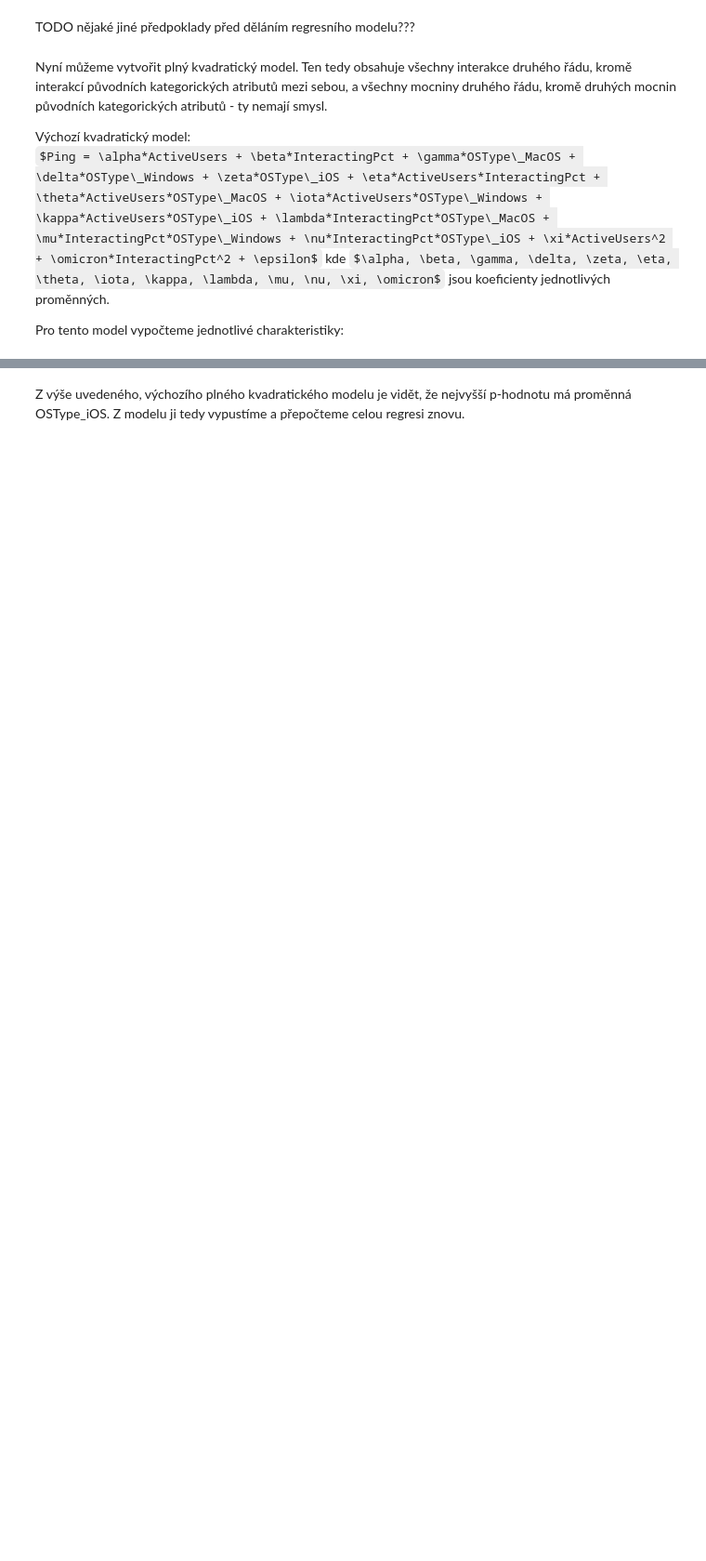
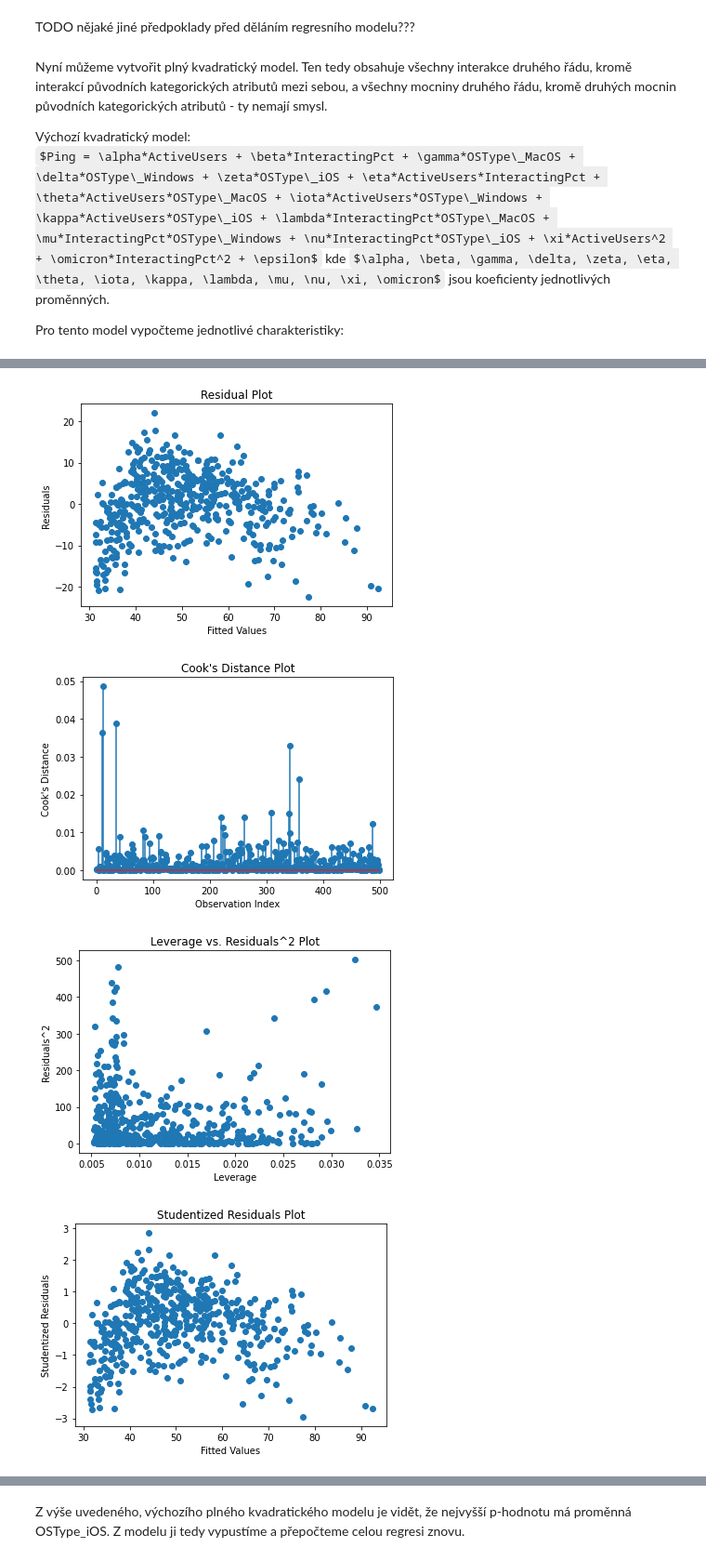
Before and after one commit to svobodovaLucie/MSP-project2, a Jupyter notebook: Svobodova_MSP_2-projekt.ipynb, the cells around one changed output, grey strips where cells are left out. Shown: that part at 93% size. Saved outputs shown, nothing was run; the diff lists cells and outputs as text; code cells hidden in the pictures; some formulas as TeX source; blank space fills up the shorter version.

```diff
--- a/Svobodova_MSP_2-projekt.ipynb
+++ b/Svobodova_MSP_2-projekt.ipynb
@@ -371,0 +742,39 @@ strong multicollinearity or other numerical problems.
+# %%
+# outliers
+# Residual analysis
+residuals = results.resid
+plt.scatter(results.fittedvalues, residuals)
+plt.xlabel('Fitted Values')
+plt.ylabel('Residuals')
+plt.title('Residual Plot')
+plt.show()
+
+# Cook's distance
+influence = results.get_influence()
+cook_distance = influence.cooks_distance[0]
+plt.stem(cook_distance)
+plt.xlabel('Observation Index')
+plt.ylabel("Cook's Distance")
+plt.title("Cook's Distance Plot")
+plt.show()
+
+# Leverage vs. Residuals squared
+leverage = influence.hat_matrix_diag
+plt.scatter(leverage, residuals**2)
+plt.xlabel('Leverage')
+plt.ylabel('Residuals^2')
+plt.title('Leverage vs. Residuals^2 Plot')
+plt.show()
+
+# Studentized residuals
+studentized_residuals = influence.resid_studentized_internal
+plt.scatter(results.fittedvalues, studentized_residuals)
+plt.xlabel('Fitted Values')
+plt.ylabel('Studentized Residuals')
+plt.title('Studentized Residuals Plot')
+plt.show()
+# %% [output]
+[figure, added]
+[figure, added]
+[figure, added]
+[figure, added]
```
Also changed, not shown: parts of 27 cells of this notebook.
